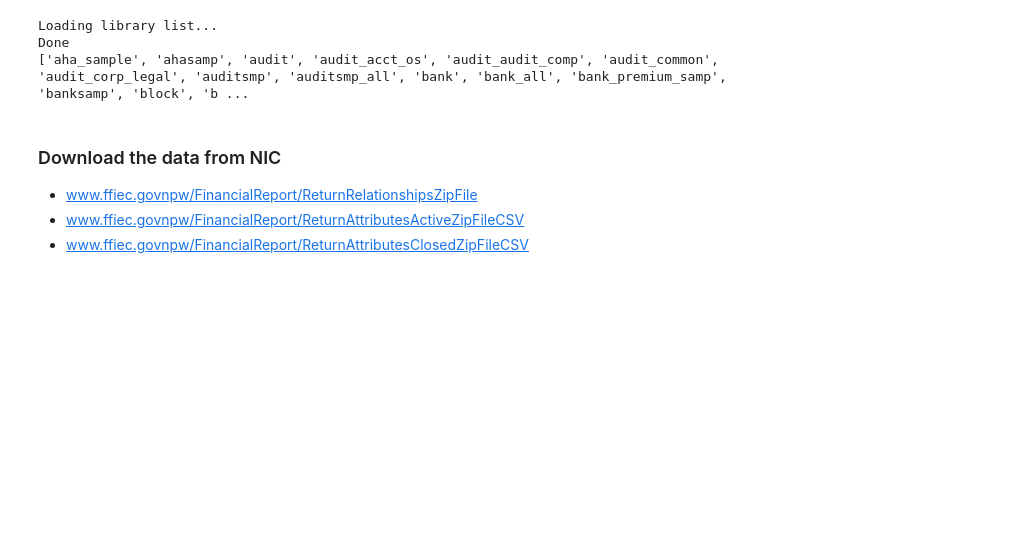
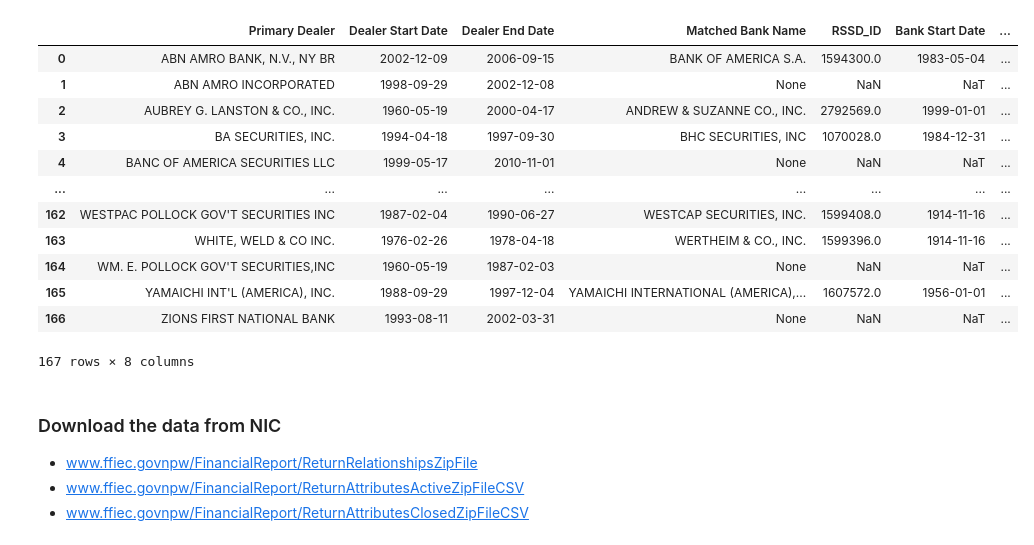
Before and after one commit to xinye-li-katarina/finm-32900-final-project, a Jupyter notebook: src/tick-generating.ipynb, the cells around one changed output. Saved outputs shown, nothing was run; the diff lists cells and outputs as text; code cells hidden in the pictures; blank space fills up the shorter version.

```diff
--- a/src/tick-generating.ipynb
+++ b/src/tick-generating.ipynb
@@ -6,12 +6,18 @@ from fuzzywuzzy import process, fuzz
 # 建立 WRDS 连接
 conn = wrds.Connection(wrds_username=config.WRDS_USERNAME)
 
-libs = conn.list_libraries()
-print("可访问的库有：", libs)
+query = """
+SELECT id_rssd, nm_lgl, date_start, date_end
+FROM bank_all.wrds_struct_attributes_active
+"""
+bank_time_df = conn.raw_sql(query)
+conn.close()
 
-# 列出具体数据库的所有数据表，例如你想检查bank数据：
-tables = conn.list_tables(library='bank_all')
-print(tables)
+# 转换日期为datetime格式
+bank_time_df['date_start'] = pd.to_datetime(bank_time_df['date_start'])
+bank_time_df['date_end'] = pd.to_datetime(bank_time_df['date_end'], errors='coerce')
+
+print(bank_time_df.head(10))
 # %% [output]
 Loading library list...
 Done
@@ -19,0 +39,10 @@ Done
+# %%
+# 读取Primary Dealer数据
+primary_dealer_df = pd.read_excel('../data/useless/Book2.xlsx')
+
+# 转换日期为datetime
+primary_dealer_df['Start Date'] = pd.to_datetime(primary_dealer_df['Start Date'])
+primary_dealer_df['End Date'] = pd.to_datetime(primary_dealer_df['End Date'], errors='coerce')
+primary_dealer_df.drop(columns='Unnamed: 3',inplace=True)
+primary_dealer_df['End Date'] = primary_dealer_df['End Date'].fillna(pd.Timestamp.today())
+primary_dealer_df = primary_dealer_df.iloc[:-2]
@@ -20,16 +126,21 @@ Done
 # %%
-import wrds
-import pandas as pd
-import config
-
-# 连接 WRDS
-conn = wrds.Connection(wrds_username=config.WRDS_USERNAME)
-tables = conn.list_libraries()
-print(tables)
+matched_results_df.to_csv('../data/useless/第一步匹配.csv')
-# %% [output]
-Loading library list...
-Done
-['aha_sample', 'ahasamp', 'audit', 'audit_acct_os', 'audit_audit_comp', 'audit_common', 'audit_corp_legal', 'auditsmp', 'auditsmp_all', 'bank', 'bank_all', 'bank_premium_samp', 'banksamp', 'block', 'b ...
+# %%
+matched_results_df
+# %% [output]
+|  | Primary Dealer | Dealer Start Date | Dealer End Date | Matched Bank Name | RSSD_ID | Bank Start Date | ... |
+| 0 | ABN AMRO BANK, N.V., NY BR | 2002-12-09 | 2006-09-15 | BANK OF AMERICA S.A. | 1594300.0 | 1983-05-04 | ... |
+| 1 | ABN AMRO INCORPORATED | 1998-09-29 | 2002-12-08 | None | NaN | NaT | ... |
+| 2 | AUBREY G. LANSTON & CO., INC. | 1960-05-19 | 2000-04-17 | ANDREW & SUZANNE CO., INC. | 2792569.0 | 1999-01-01 | ... |
+| 3 | BA SECURITIES, INC. | 1994-04-18 | 1997-09-30 | BHC SECURITIES, INC | 1070028.0 | 1984-12-31 | ... |
+| 4 | BANC OF AMERICA SECURITIES LLC | 1999-05-17 | 2010-11-01 | None | NaN | NaT | ... |
+| ... | ... | ... | ... | ... | ... | ... | ... |
+| 162 | WESTPAC POLLOCK GOV'T SECURITIES INC | 1987-02-04 | 1990-06-27 | WESTCAP SECURITIES, INC. | 1599408.0 | 1914-11-16 | ... |
+| 163 | WHITE, WELD & CO INC. | 1976-02-26 | 1978-04-18 | WERTHEIM & CO., INC. | 1599396.0 | 1914-11-16 | ... |
+| 164 | WM. E. POLLOCK GOV'T SECURITIES,INC | 1960-05-19 | 1987-02-03 | None | NaN | NaT | ... |
+| 165 | YAMAICHI INT'L (AMERICA), INC. | 1988-09-29 | 1997-12-04 | YAMAICHI INTERNATIONAL (AMERICA),... | 1607572.0 | 1956-01-01 | ... |
+| 166 | ZIONS FIRST NATIONAL BANK | 1993-08-11 | 2002-03-31 | None | NaN | NaT | ... |
+167 rows × 8 columns
 # %% [markdown]
 ### Download the data from NIC
 - www.ffiec.govnpw/FinancialReport/ReturnRelationshipsZipFile
```
Also changed, not shown: parts of 2 cells of this notebook, 3 other files.
